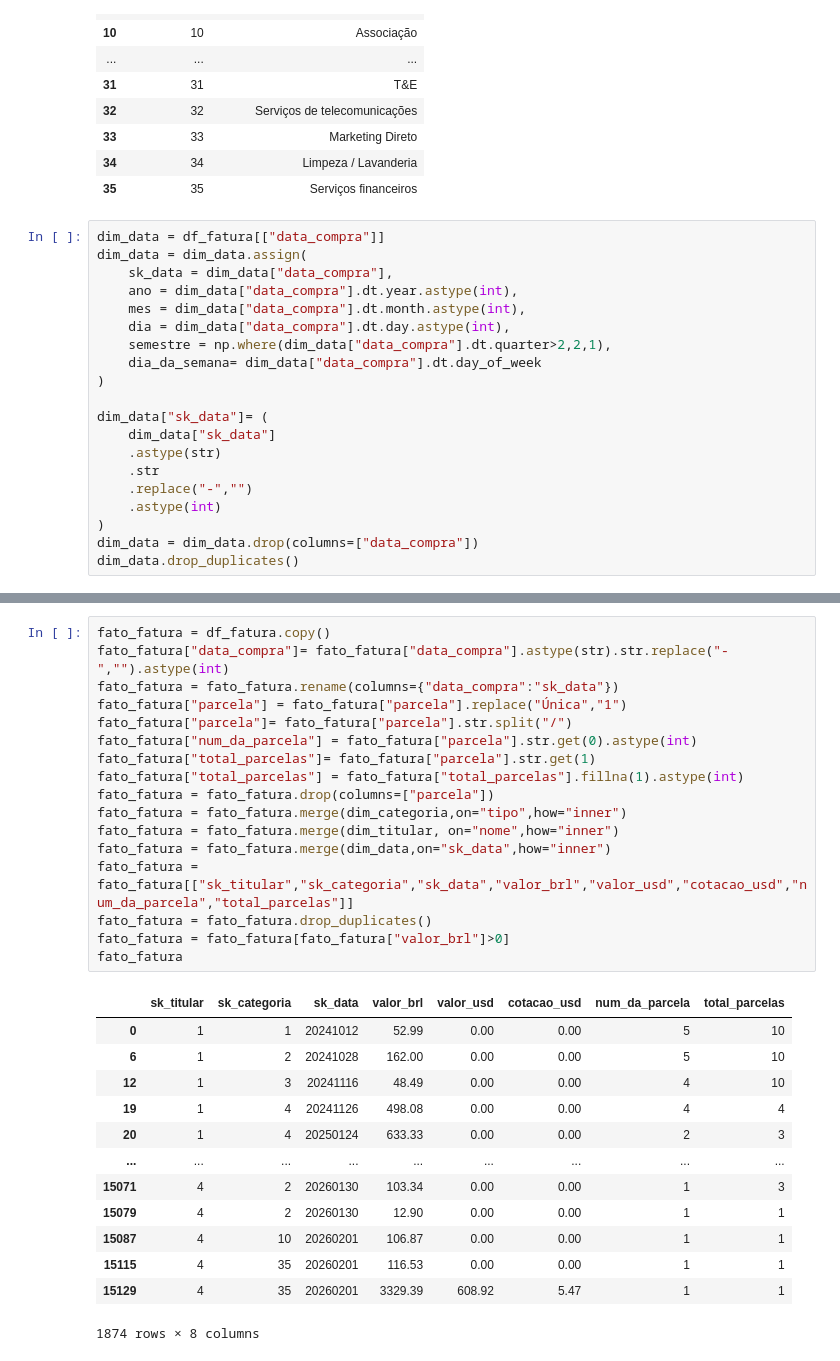
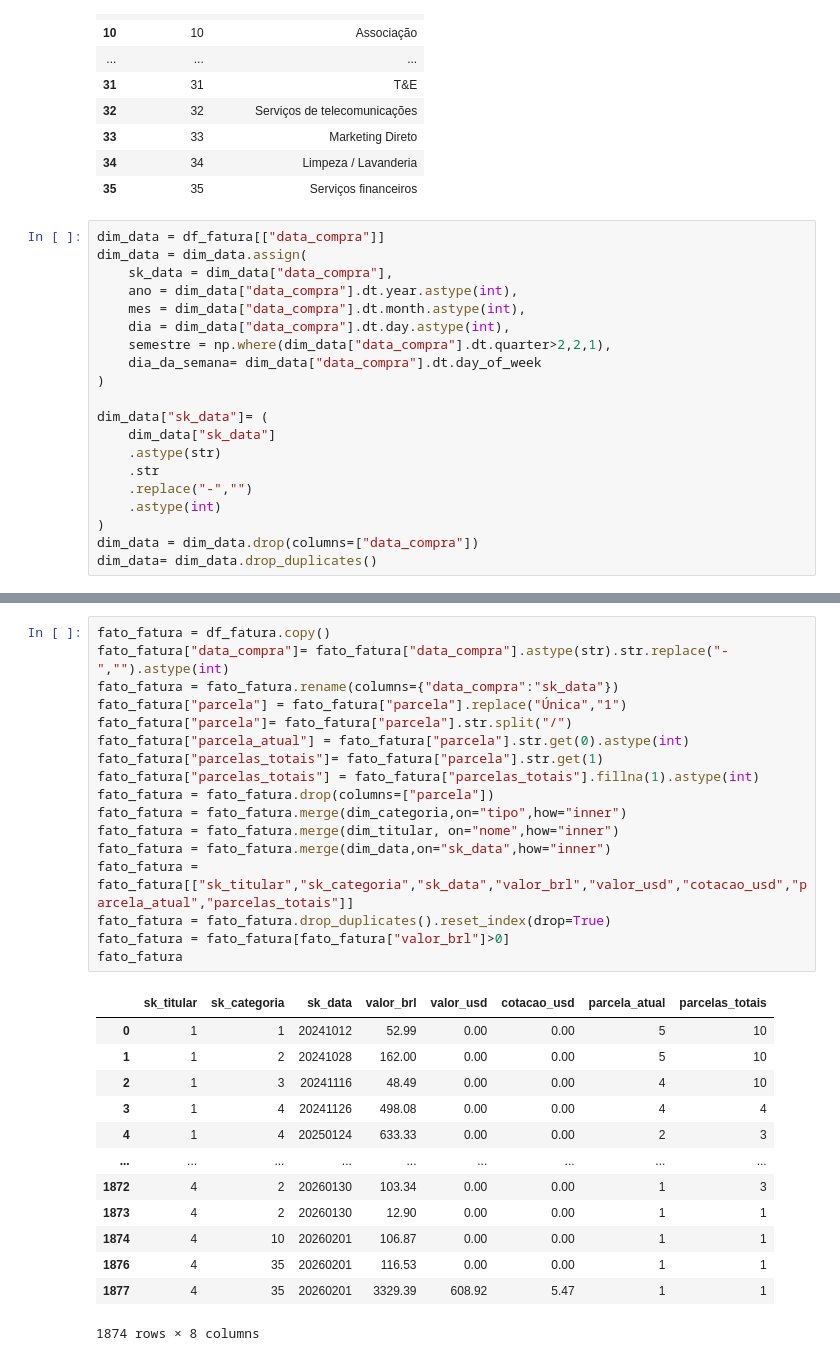
Before and after one commit to duduSC/trabalho_BI_2, a Jupyter notebook: src/etl.ipynb, the cells around one changed output, grey strips where cells are left out. Drawn from its saved outputs; the diff is of its cells as text.

```diff
--- a/src/etl.ipynb
+++ b/src/etl.ipynb
@@ -100,4 +100,4 @@ dim_data["sk_data"]= (
     .astype(int)
 )
 dim_data = dim_data.drop(columns=["data_compra"])
-dim_data.drop_duplicates()
+dim_data= dim_data.drop_duplicates()
@@ -118,31 +104,31 @@ dim_data.drop_duplicates()
 # %%
 fato_fatura = df_fatura.copy()
 fato_fatura["data_compra"]= fato_fatura["data_compra"].astype(str).str.replace("-","").astype(int)
 fato_fatura = fato_fatura.rename(columns={"data_compra":"sk_data"})
 fato_fatura["parcela"] = fato_fatura["parcela"].replace("Única","1")
 fato_fatura["parcela"]= fato_fatura["parcela"].str.split("/")
-fato_fatura["num_da_parcela"] = fato_fatura["parcela"].str.get(0).astype(int)
-fato_fatura["total_parcelas"]= fato_fatura["parcela"].str.get(1)
-fato_fatura["total_parcelas"] = fato_fatura["total_parcelas"].fillna(1).astype(int)
+fato_fatura["parcela_atual"] = fato_fatura["parcela"].str.get(0).astype(int)
+fato_fatura["parcelas_totais"]= fato_fatura["parcela"].str.get(1)
+fato_fatura["parcelas_totais"] = fato_fatura["parcelas_totais"].fillna(1).astype(int)
 fato_fatura = fato_fatura.drop(columns=["parcela"])
 fato_fatura = fato_fatura.merge(dim_categoria,on="tipo",how="inner")
 fato_fatura = fato_fatura.merge(dim_titular, on="nome",how="inner")
 fato_fatura = fato_fatura.merge(dim_data,on="sk_data",how="inner")
-fato_fatura = fato_fatura[["sk_titular","sk_categoria","sk_data","valor_brl","valor_usd","cotacao_usd","num_da_parcela","total_parcelas"]]
-fato_fatura = fato_fatura.drop_duplicates()
+fato_fatura = fato_fatura[["sk_titular","sk_categoria","sk_data","valor_brl","valor_usd","cotacao_usd","parcela_atual","parcelas_totais"]]
+fato_fatura = fato_fatura.drop_duplicates().reset_index(drop=True)
 fato_fatura = fato_fatura[fato_fatura["valor_brl"]>0]
 fato_fatura
 # %% [output]
-|  | sk_titular | sk_categoria | sk_data | valor_brl | valor_usd | cotacao_usd | num_da_parcela | total_parcelas |
+|  | sk_titular | sk_categoria | sk_data | valor_brl | valor_usd | cotacao_usd | parcela_atual | parcelas_totais |
 | 0 | 1 | 1 | 20241012 | 52.99 | 0.00 | 0.00 | 5 | 10 |
-| 6 | 1 | 2 | 20241028 | 162.00 | 0.00 | 0.00 | 5 | 10 |
-| 12 | 1 | 3 | 20241116 | 48.49 | 0.00 | 0.00 | 4 | 10 |
-| 19 | 1 | 4 | 20241126 | 498.08 | 0.00 | 0.00 | 4 | 4 |
-| 20 | 1 | 4 | 20250124 | 633.33 | 0.00 | 0.00 | 2 | 3 |
+| 1 | 1 | 2 | 20241028 | 162.00 | 0.00 | 0.00 | 5 | 10 |
+| 2 | 1 | 3 | 20241116 | 48.49 | 0.00 | 0.00 | 4 | 10 |
+| 3 | 1 | 4 | 20241126 | 498.08 | 0.00 | 0.00 | 4 | 4 |
+| 4 | 1 | 4 | 20250124 | 633.33 | 0.00 | 0.00 | 2 | 3 |
 | ... | ... | ... | ... | ... | ... | ... | ... | ... |
-| 15071 | 4 | 2 | 20260130 | 103.34 | 0.00 | 0.00 | 1 | 3 |
-| 15079 | 4 | 2 | 20260130 | 12.90 | 0.00 | 0.00 | 1 | 1 |
-| 15087 | 4 | 10 | 20260201 | 106.87 | 0.00 | 0.00 | 1 | 1 |
-| 15115 | 4 | 35 | 20260201 | 116.53 | 0.00 | 0.00 | 1 | 1 |
-| 15129 | 4 | 35 | 20260201 | 3329.39 | 608.92 | 5.47 | 1 | 1 |
+| 1872 | 4 | 2 | 20260130 | 103.34 | 0.00 | 0.00 | 1 | 3 |
+| 1873 | 4 | 2 | 20260130 | 12.90 | 0.00 | 0.00 | 1 | 1 |
+| 1874 | 4 | 10 | 20260201 | 106.87 | 0.00 | 0.00 | 1 | 1 |
+| 1876 | 4 | 35 | 20260201 | 116.53 | 0.00 | 0.00 | 1 | 1 |
+| 1877 | 4 | 35 | 20260201 | 3329.39 | 608.92 | 5.47 | 1 | 1 |
 1874 rows × 8 columns
```
Also changed, not shown: parts of 6 cells of this notebook, 2 other files.
